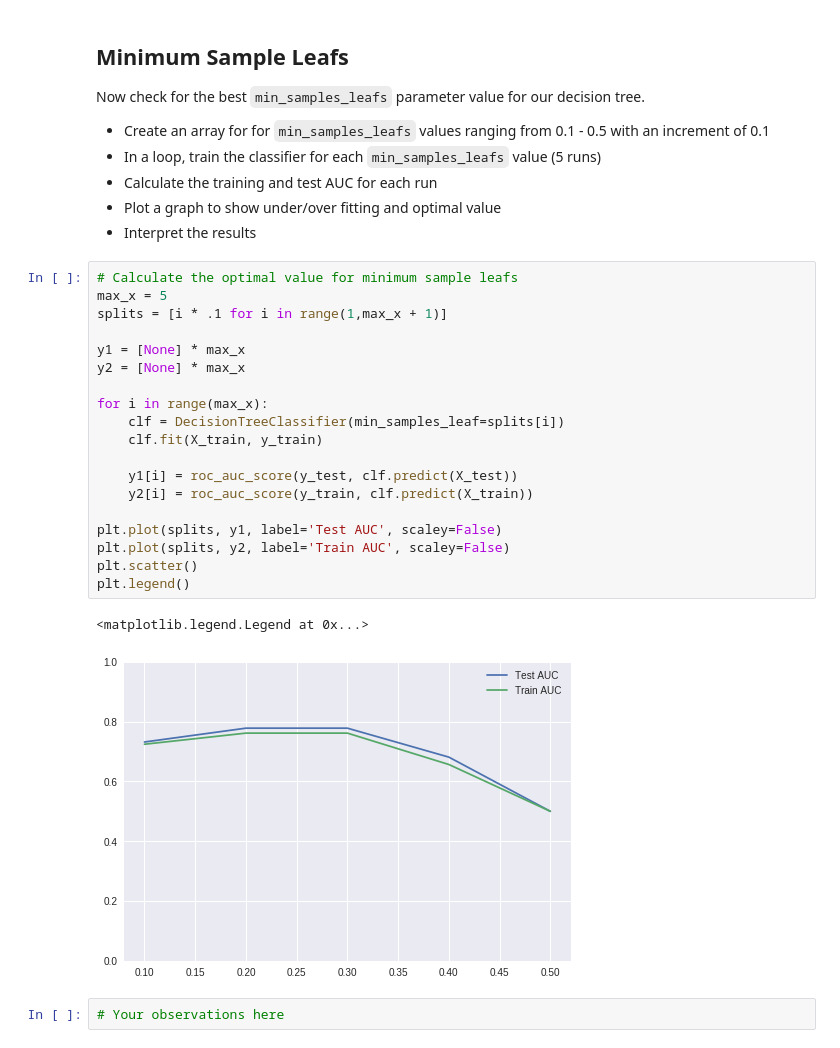
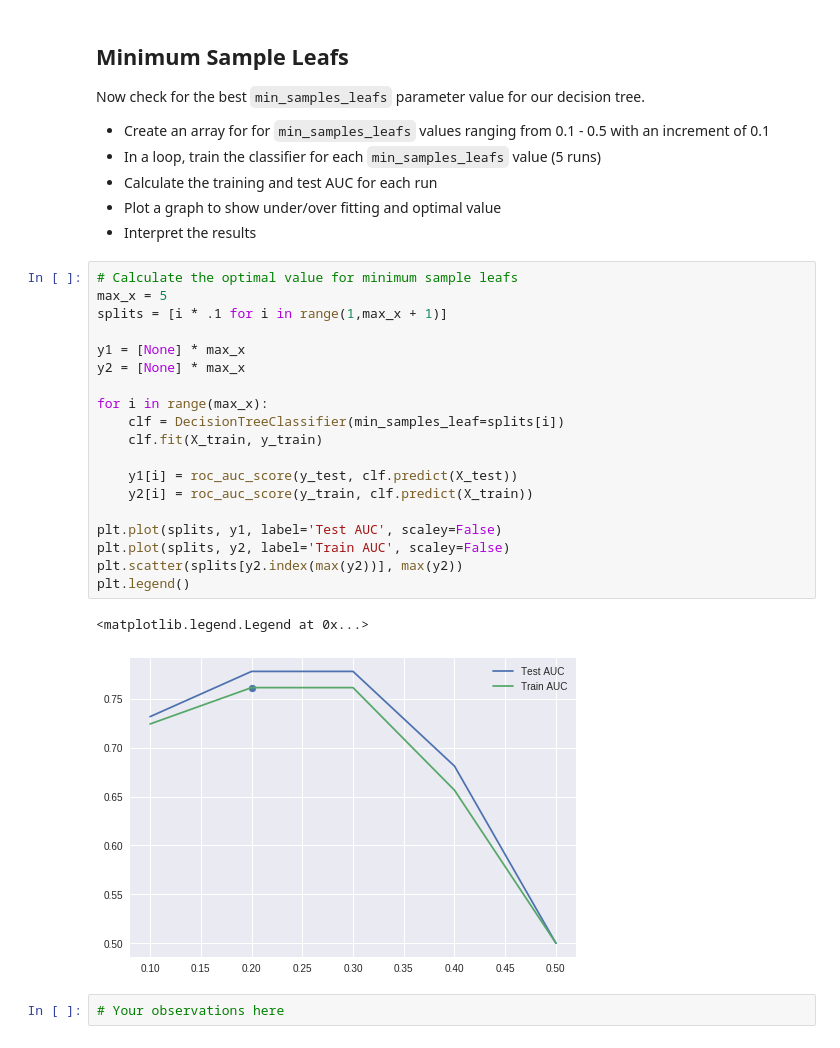
Before and after one commit to nic464/dsc-enterprise-hsbc-tuning-decision-trees-lab-hsbc-ds-081319, a Jupyter notebook: index.ipynb, the cells around one changed output. Saved outputs shown, nothing was run; the diff lists cells and outputs as text.

```diff
--- a/index.ipynb
+++ b/index.ipynb
@@ -158,25 +160,25 @@ Now check for the best `min_samples_leafs` parameter value for our decision tree
 # %%
 # Calculate the optimal value for minimum sample leafs
 max_x = 5
 splits = [i * .1 for i in range(1,max_x + 1)]
 
 y1 = [None] * max_x
 y2 = [None] * max_x
 
 for i in range(max_x):
     clf = DecisionTreeClassifier(min_samples_leaf=splits[i])
     clf.fit(X_train, y_train)
 
     y1[i] = roc_auc_score(y_test, clf.predict(X_test))
     y2[i] = roc_auc_score(y_train, clf.predict(X_train))
 
 plt.plot(splits, y1, label='Test AUC', scaley=False)
 plt.plot(splits, y2, label='Train AUC', scaley=False)
-plt.scatter()
+plt.scatter(splits[y2.index(max(y2))], max(y2))
 plt.legend()
 # %% [output]
 <matplotlib.legend.Legend at 0x...>
-[figure, old version]
+[figure, new version]
 # %%
 # Your observations here
 # %% [markdown]
```
Also changed, not shown: parts of 2 cells of this notebook.
